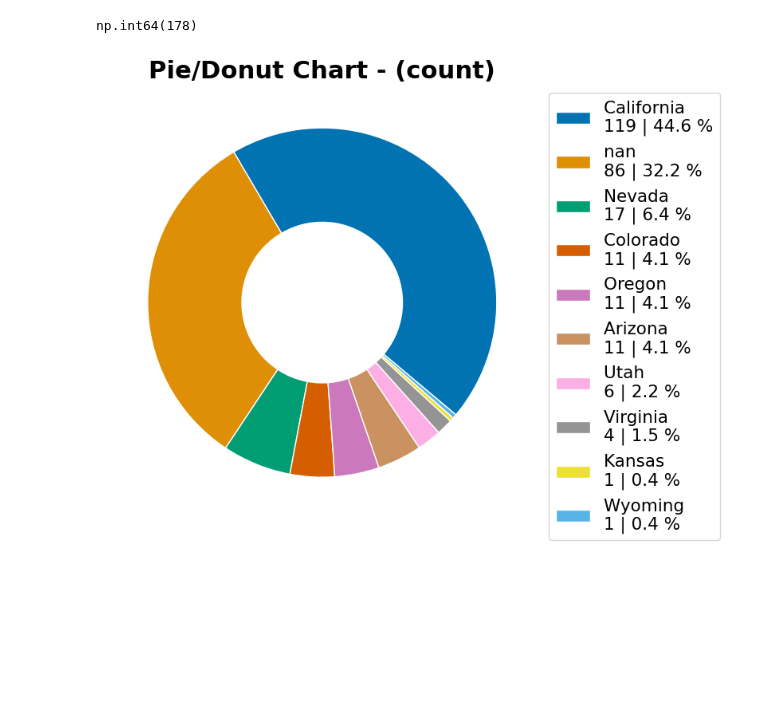
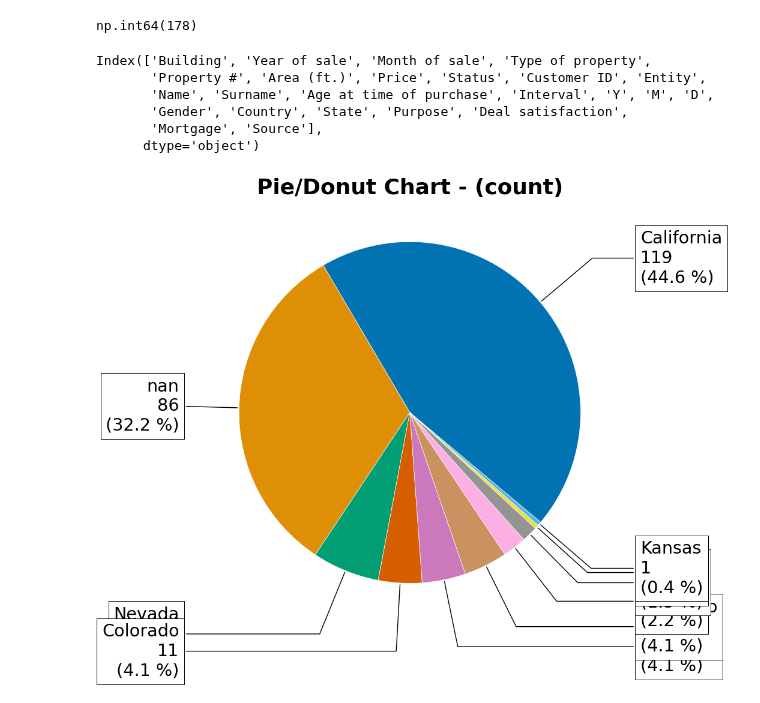
Before and after one commit to jmonti-gh/jm_datascience, a Jupyter notebook: test_jm/plt_pie.ipynb, the cells around one changed output. Cells and saved outputs as stored; diff of their text form; code cells hidden in the pictures; blank space fills up the shorter version.

```diff
--- a/test_jm/plt_pie.ipynb
+++ b/test_jm/plt_pie.ipynb
@@ -405,7 +405,7 @@ def plt_pie3(
     value_counts: Optional[bool] = False,
     sort: Optional[bool] = False,
     nans: Optional[bool] = False,
-    scale: Optional[int] = 2,
+    scale: Optional[int] = 1,
     figsize: Optional[tuple[float, float]] = None,
     title: Optional[str] = None,
     kind: Optional[str] = 'pie',
@@ -479,8 +479,8 @@ def plt_pie3(
 
     # Calculate figure dimensions
     if figsize is None:
-        multiplier = 1.33333334 ** scale
-        w_base, h_base = 4.45, 2.25
+        multiplier = scale + 7.5
+        w_base, h_base = 1, 0.56
         width, height = w_base * multiplier, h_base * multiplier
         figsize = (width, height)
     else:
@@ -501,7 +501,7 @@ def plt_pie3(
         wedgeprops = {'edgecolor': 'white', 'linewidth': 0.5}
 
     # Define colors
-    color_palette = get_colors_list(palette, len(data))
+    color_palette = get_colors_list(palette, len(sr))
 
     if label_place == 'ext':
 
@@ -531,14 +531,7 @@ def plt_pie3(
         label_size = label_size * 0.8
         legend_size = label_size * 1.1
 
-        # Valid autopct and legends in case of 'aside' label_place
-        autopct_function = None         # No data inside de pie or donut
-        #   - Custom legends w/labels values and pct aside of the pie
-        total = sr.values.sum()
-        legends = [f"{sr.index[i]} \n{value} | {round(value / total * 100, pct_decimals)} %"
-                for i, value in enumerate(sr.values)]
-
-        # Change autopct and legends in case of 'int'
+        # Set autopct and legends, different for 'int' and 'aside' label_place
         if label_place == 'int':
             # autopct for internal annotations. A funtion to show both: absolute an pcts.
             format_string = f'%.{pct_decimals}f%%'
@@ -556,6 +549,14 @@ def plt_pie3(
             autopct_function = _make_autopct(sr.values, format_string)
 
             legends = sr.index
+
+        else:
+            # Valid autopct and legends in case of 'aside' label_place
+            autopct_function = None         # No data inside de pie or donut
+            #   - Custom legends w/labels values and pct aside of the pie
+            total = sr.values.sum()
+            legends = [f"{sr.index[i]} \n| {value} | {round(value / total * 100, pct_decimals)} %"
+                    for i, value in enumerate(sr.values)]
 
         ax.pie(x=sr,
             colors=color_palette,
@@ -581,10 +582,19 @@ def plt_pie3(
     ax.set_title(title, fontdict={'size': title_size, 'weight': 'bold'})
 
     return fig, ax
+# %%
+df.columns
+# %% [output]
+Index(['Building', 'Year of sale', 'Month of sale', 'Type of property',
+       'Property #', 'Area (ft.)', 'Price', 'Status', 'Customer ID', 'Entity',
+       'Name', 'Surname', 'Age at time of purchase', 'Interval', 'Y', 'M', 'D',
+       'Gender', 'Country', 'State', 'Purpose', 'Deal satisfaction',
+       'Mortgage', 'Source'],
+      dtype='object')
 # %%
-fig = plt_pie3(df['State'], value_counts=True, label_place='aside', scale=4, nans=True, sort=True, kind='donut')
+fig = plt_pie3(df['State'], value_counts=True, label_place='ext', nans=True, sort=True, scale=9)
 # %% [output]
-[figure, old version]
+[figure, new version]
 # %%
 # def get_fdt(
 #         data: Union[pd.Series, np.ndarray, dict, list, pd.DataFrame],
```
Also changed, not shown: 1 other file.
